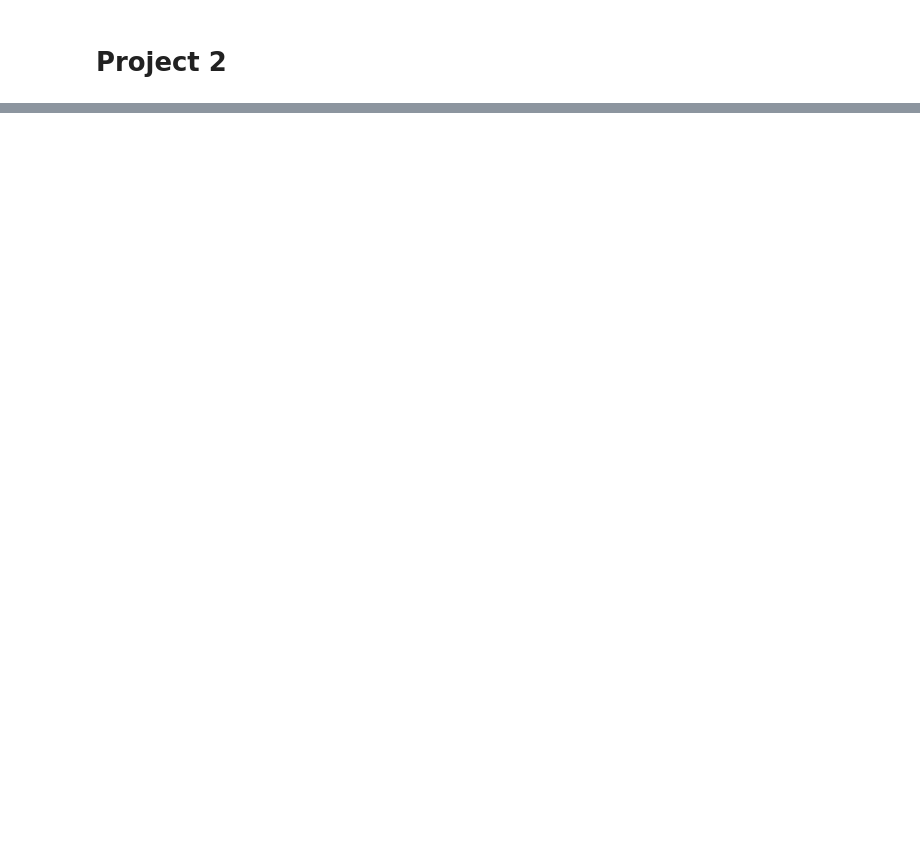
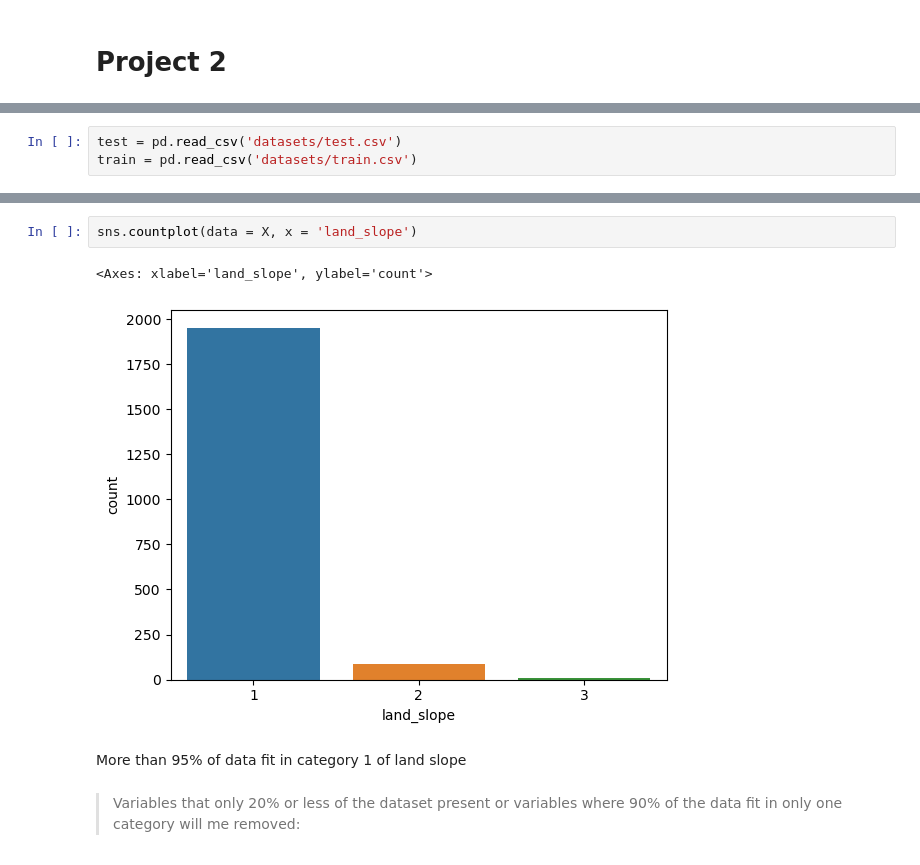
Before and after one commit to gabrielafichtner/ames-housing-regression, a Jupyter notebook: Project-2.ipynb, the cells around one changed output, grey strips where cells are left out. Cells and saved outputs as stored; diff of their text form; blank space fills up the shorter version.

```diff
--- a/Project-2.ipynb
+++ b/Project-2.ipynb
@@ -138,0 +20,3 @@ SalePrice nulls: 0
+# %%
+test = pd.read_csv('datasets/test.csv')
+train = pd.read_csv('datasets/train.csv')
@@ -138,0 +123,9 @@ SalePrice nulls: 0
+# %%
+sns.countplot(data = X, x = 'land_slope')
+# %% [output]
+<Axes: xlabel='land_slope', ylabel='count'>
+[figure, added]
+# %% [markdown]
+More than 95% of data fit in category 1 of land slope
+# %% [markdown]
+> Variables that only 20% or less of the dataset present or variables where 90% of the data fit in only one category will me removed:
```
Also changed, not shown: parts of 84 cells of this notebook, 8 other files.
